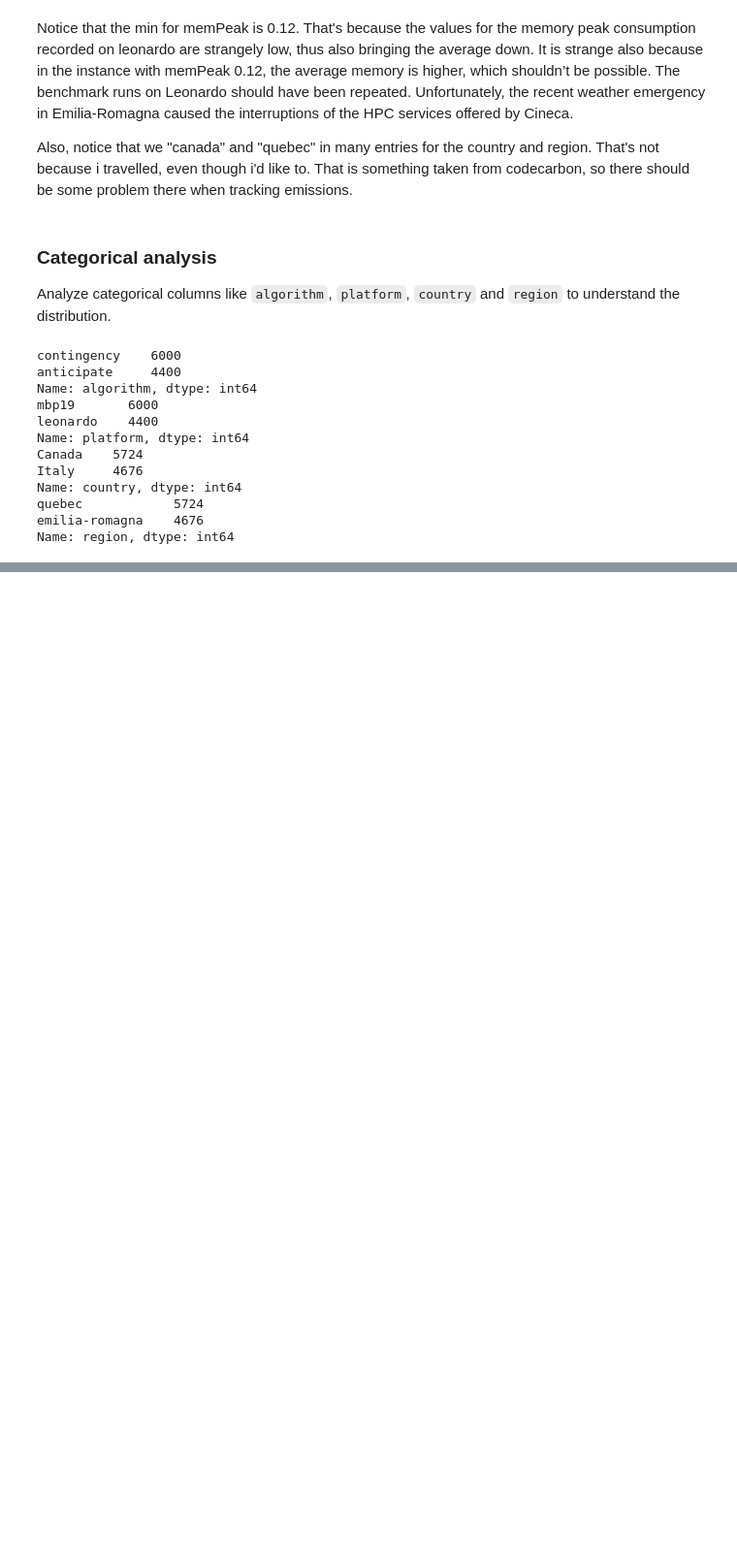
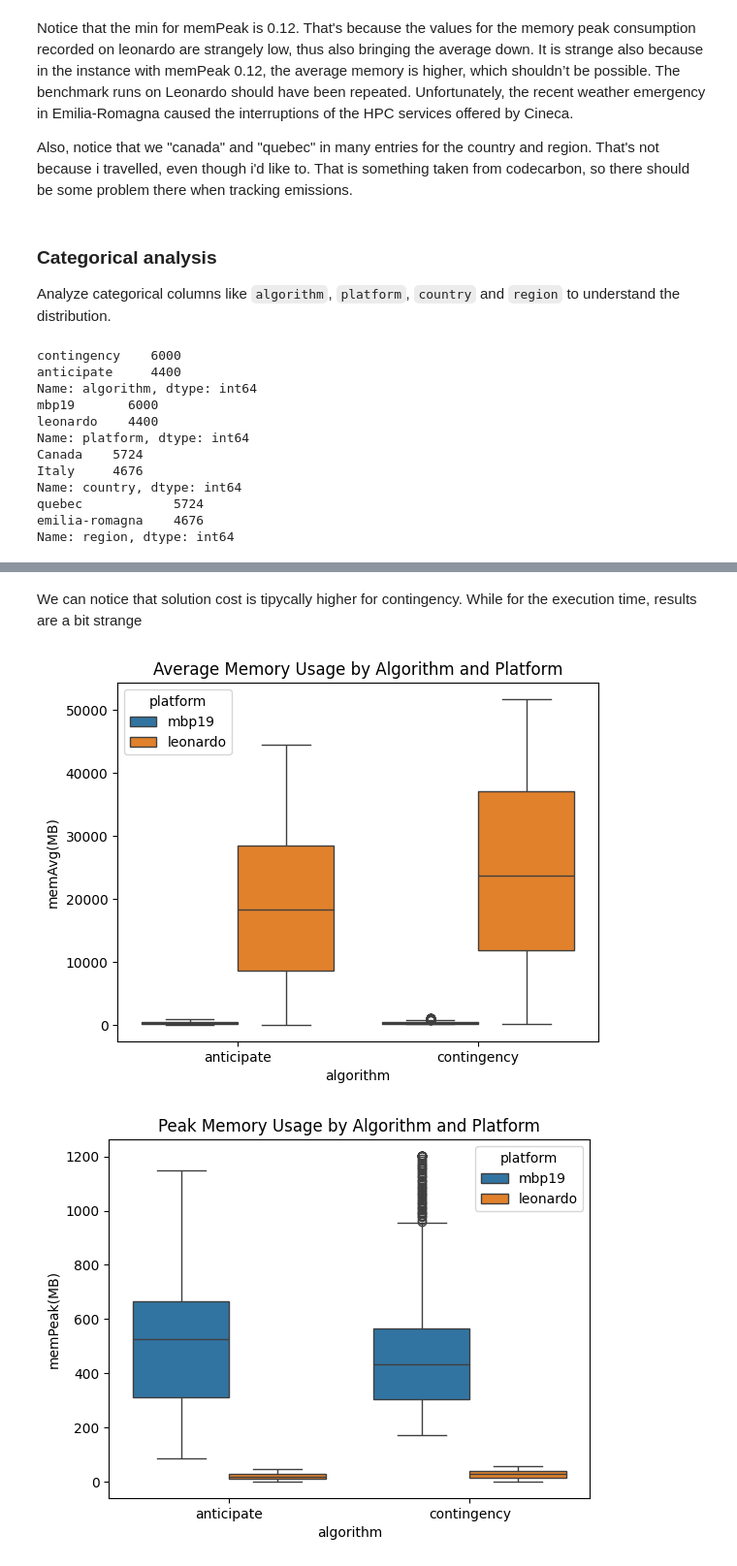
Before and after one commit to enricomors/sustainable-hw-dimensioning, a Jupyter notebook: notebooks/sustainable-hardware-dimensioning.ipynb, the cells around one changed output, grey strips where cells are left out. Shown: that part at 97% size. Cells and saved outputs as stored; diff of their text form; code cells hidden in the pictures; blank space fills up the shorter version.

```diff
--- a/notebooks/sustainable-hardware-dimensioning.ipynb
+++ b/notebooks/sustainable-hardware-dimensioning.ipynb
@@ -241,0 +253,15 @@ Since `sol(keuro)`, `time(sec)`, `memAvg(MB)` and `memPeak(MB)` represent perfor
+# %% [markdown]
+We can notice that solution cost is tipycally higher for contingency. While for the execution time, results are a bit strange
+# %%
+# Average Memory Usage
+sns.boxplot(data=data, x='algorithm', y='memAvg(MB)', hue='platform')
+plt.title('Average Memory Usage by Algorithm and Platform')
+plt.show()
+
+# Peak Memory Usage
+sns.boxplot(data=data, x='algorithm', y='memPeak(MB)', hue='platform')
+plt.title('Peak Memory Usage by Algorithm and Platform')
+plt.show()
+# %% [output]
+[figure, added]
+[figure, added]
```
Also changed, not shown: parts of 11 cells of this notebook, 1 other file.
